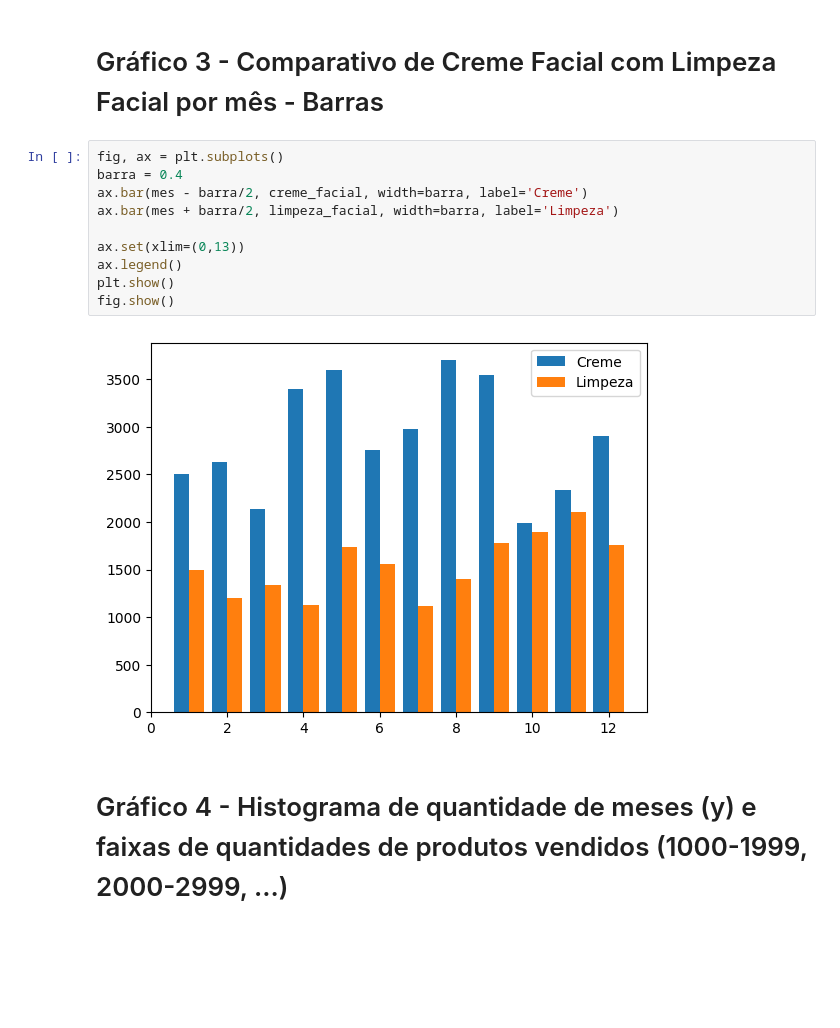
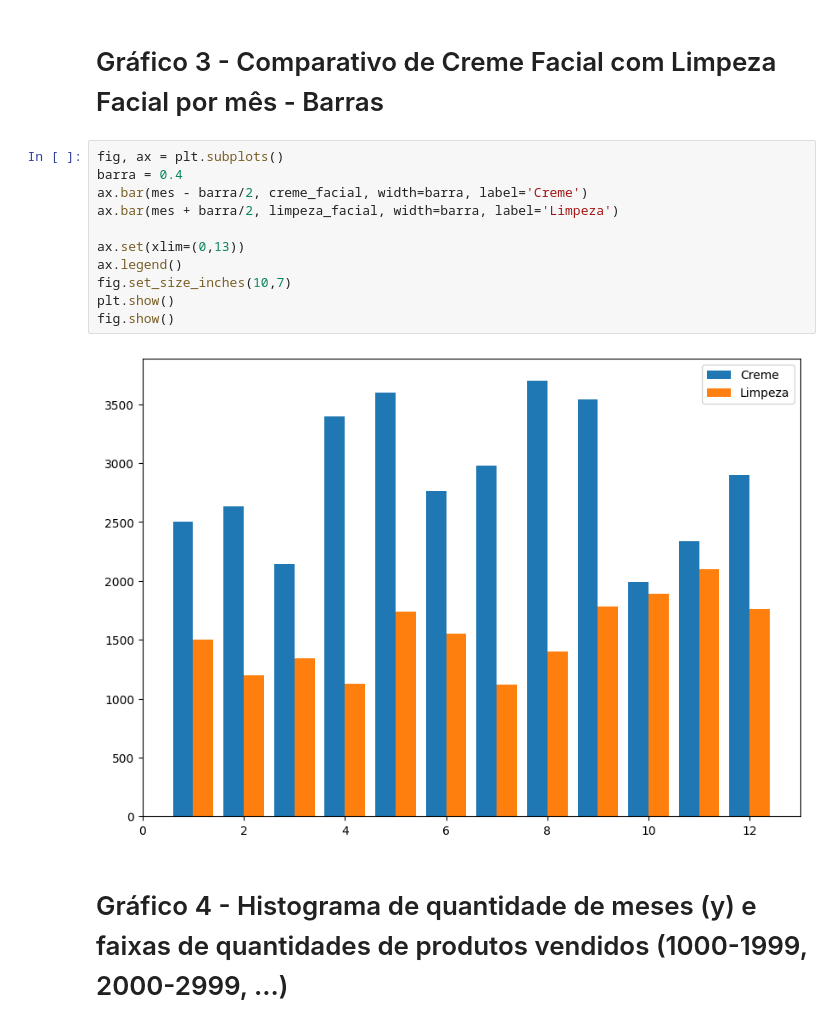
Before and after one commit to fsuares/p.i, a Jupyter notebook: Matplot_Exercicio.ipynb, the cells around one changed output. Cells and saved outputs as stored; diff of their text form; blank space fills up the shorter version.

```diff
--- a/Matplot_Exercicio.ipynb
+++ b/Matplot_Exercicio.ipynb
@@ -59,15 +60,16 @@ fig.show()
 # %%
 fig, ax = plt.subplots()
 barra = 0.4
 ax.bar(mes - barra/2, creme_facial, width=barra, label='Creme')
 ax.bar(mes + barra/2, limpeza_facial, width=barra, label='Limpeza')
 
 ax.set(xlim=(0,13))
 ax.legend()
+fig.set_size_inches(10,7)
 plt.show()
 fig.show()
 # %% [output]
-[figure, old version]
+[figure, new version]
 # %% [markdown]
 # Gráfico 4 - Histograma de quantidade de meses (y) e faixas de quantidades de produtos vendidos (1000-1999, 2000-2999, ...)
 # %% [markdown]
```
Also changed, not shown: parts of 1 cell of this notebook.
